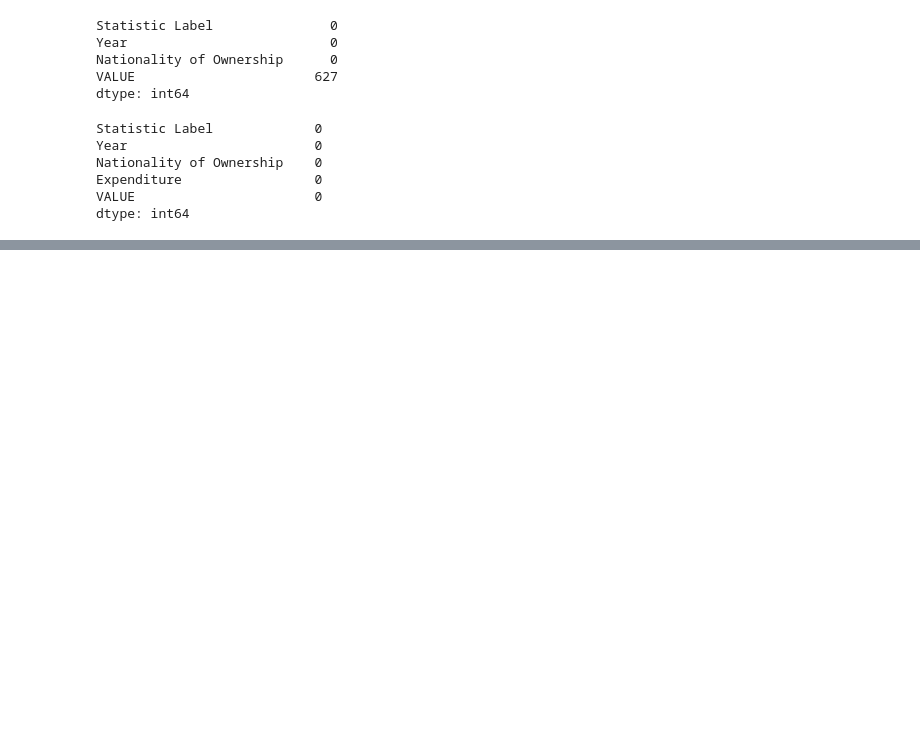
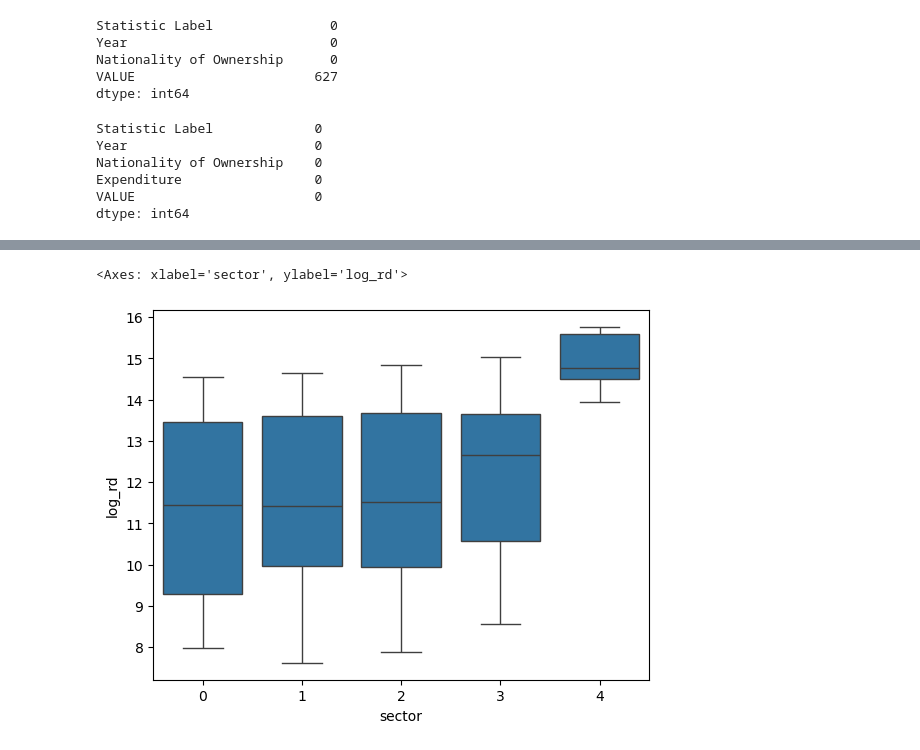
Before and after one commit to moonexca/CA3_StrategicThinking_SolYash, a Jupyter notebook: Adriana_Soledad_Yash_Ecosystem_of_Innovation_Ireland.ipynb, the cells around one changed output, grey strips where cells are left out. Cells and saved outputs as stored; diff of their text form; code cells hidden in the pictures; blank space fills up the shorter version.

```diff
--- a/Adriana_Soledad_Yash_Ecosystem_of_Innovation_Ireland.ipynb
+++ b/Adriana_Soledad_Yash_Ecosystem_of_Innovation_Ireland.ipynb
@@ -813,0 +370,5 @@ plt.show()
+# %%
+sns.boxplot(data=df_prep, x="sector", y="log_rd")
+# %% [output]
+<Axes: xlabel='sector', ylabel='log_rd'>
+[figure, added]
```
Also changed, not shown: parts of 101 cells of this notebook.
